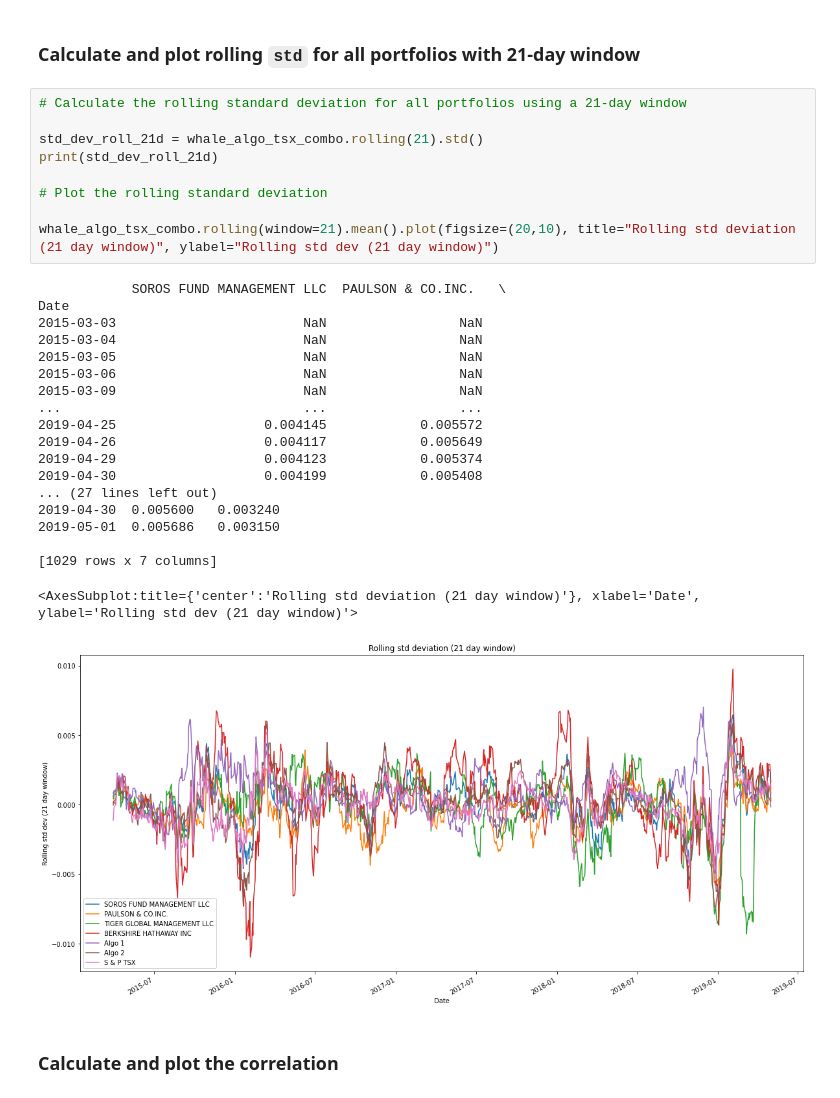
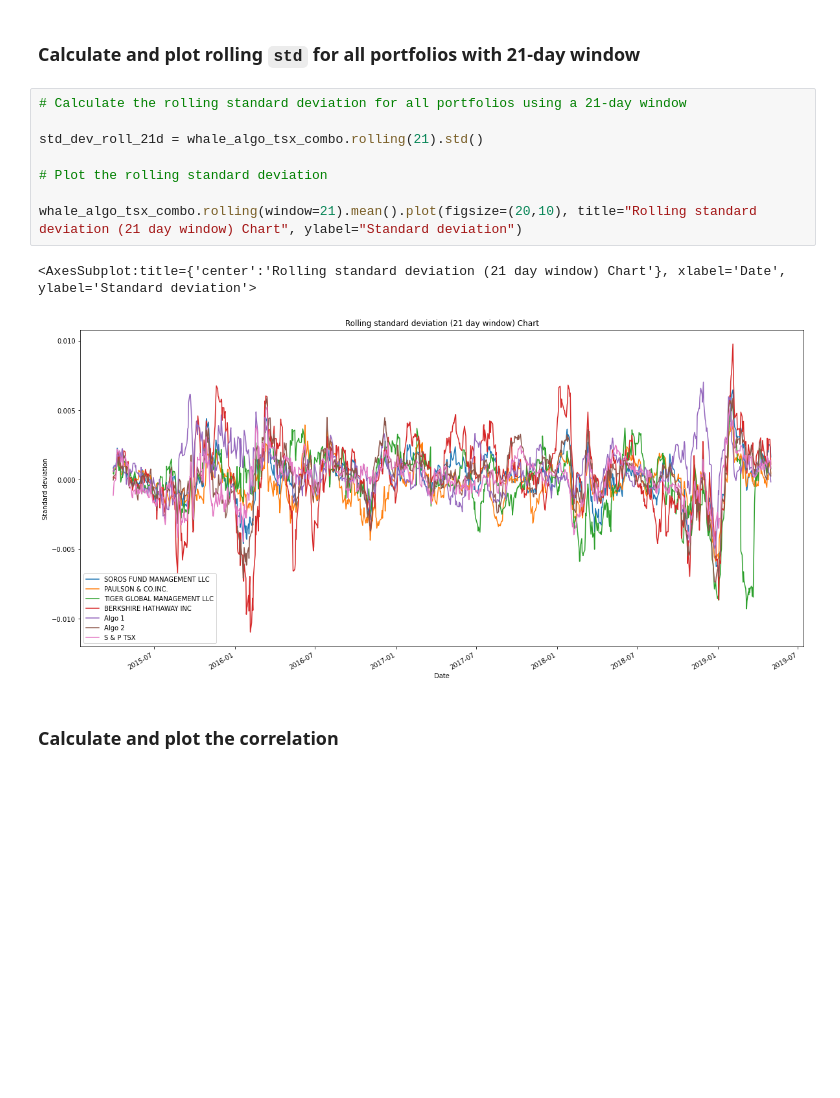
Before and after one commit to simongs10/Whale-of-portfolio-homework, a Jupyter notebook: Week 4_whale_analysis.ipynb, the cells around one changed output. Drawn from its saved outputs; the diff is of its cells as text; blank space fills up the shorter version.

```diff
--- a/Week 4_whale_analysis.ipynb
+++ b/Week 4_whale_analysis.ipynb
@@ -264,32 +250,14 @@ Risk changes over time. Analyze the rolling statistics for Risk and Beta.
 # %%
 # Calculate the rolling standard deviation for all portfolios using a 21-day window
 
 std_dev_roll_21d = whale_algo_tsx_combo.rolling(21).std()
-print(std_dev_roll_21d)
 
 # Plot the rolling standard deviation
 
-whale_algo_tsx_combo.rolling(window=21).mean().plot(figsize=(20,10), title="Rolling std deviation (21 day window)", ylabel="Rolling std dev (21 day window)")
+whale_algo_tsx_combo.rolling(window=21).mean().plot(figsize=(20,10), title="Rolling standard deviation (21 day window) Chart", ylabel="Standard deviation")
 # %% [output]
-            SOROS FUND MANAGEMENT LLC  PAULSON & CO.INC.   \
-Date
-2015-03-03                        NaN                 NaN
-2015-03-04                        NaN                 NaN
-2015-03-05                        NaN                 NaN
-2015-03-06                        NaN                 NaN
-2015-03-09                        NaN                 NaN
-...                               ...                 ...
-2019-04-25                   0.004145            0.005572
-2019-04-26                   0.004117            0.005649
-2019-04-29                   0.004123            0.005374
-2019-04-30                   0.004199            0.005408
-... (27 lines left out)
-2019-04-30  0.005600   0.003240
-2019-05-01  0.005686   0.003150
-
-[1029 rows x 7 columns]
+<AxesSubplot:title={'center':'Rolling standard deviation (21 day window) Chart'}, xlabel='Date', ylabel='Standard deviation'>
-<AxesSubplot:title={'center':'Rolling std deviation (21 day window)'}, xlabel='Date', ylabel='Rolling std dev (21 day window)'>
-[figure, old version]
+[figure, new version]
 # %% [markdown]
 ### Calculate and plot the correlation
 # %%
```
Also changed, not shown: parts of 28 cells of this notebook, 1 other file.
